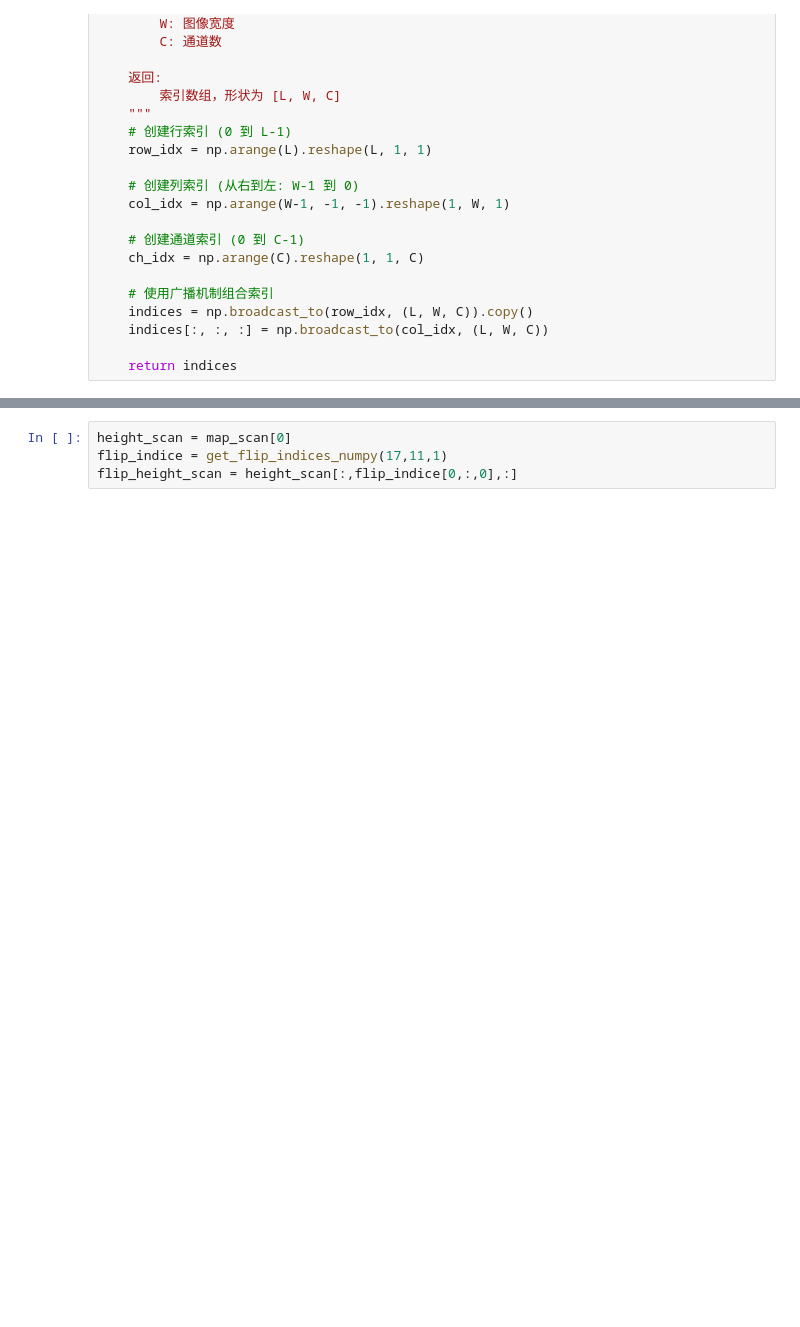
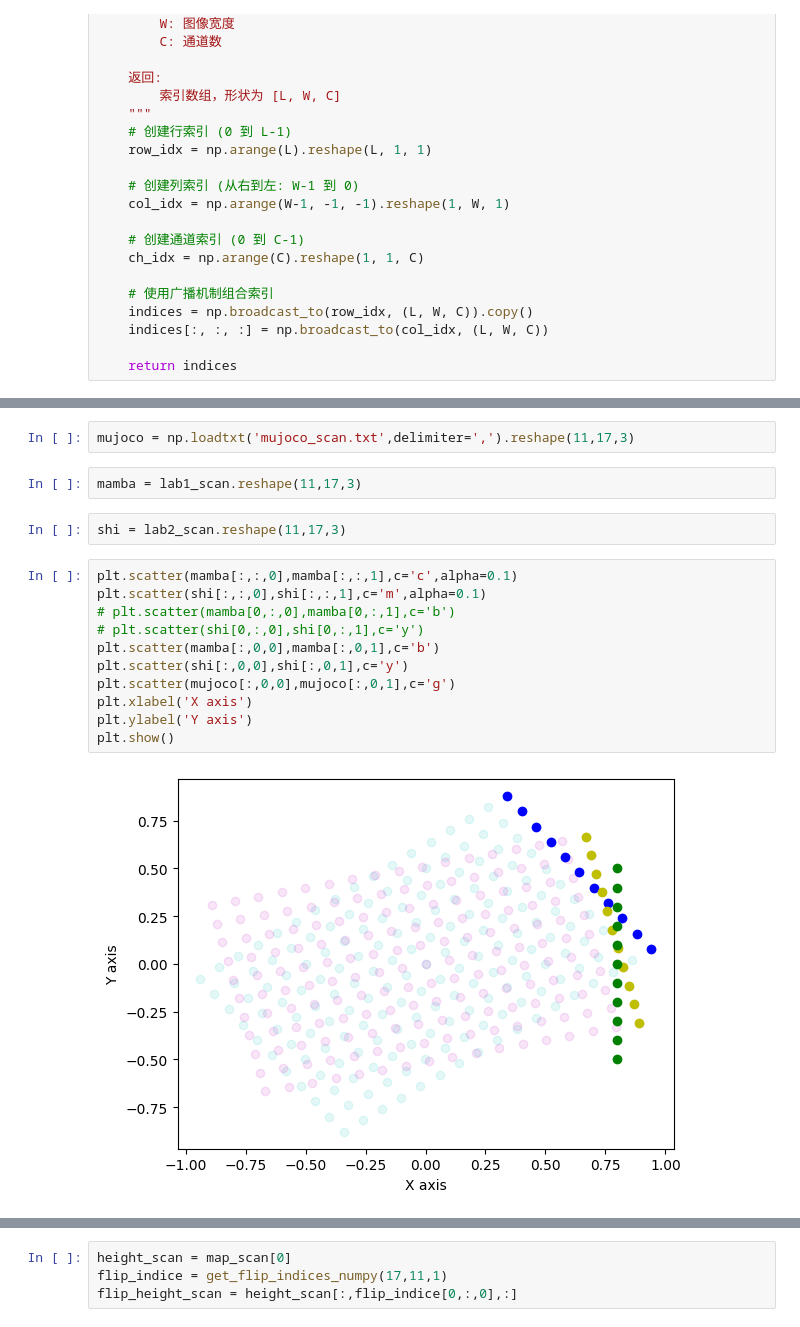
Before and after one commit to youngboydontkill/IsaacLab, a Jupyter notebook: scripts/notebooks/data_aug.ipynb, the cells around one changed output, grey strips where cells are left out. Cells and saved outputs as stored; diff of their text form; blank space fills up the shorter version.

```diff
--- a/scripts/notebooks/data_aug.ipynb
+++ b/scripts/notebooks/data_aug.ipynb
@@ -257,0 +434,19 @@ map_scan = np.array([[[[ 0.0460, -0.9423,  0.9029],
+# %%
+mujoco = np.loadtxt('mujoco_scan.txt',delimiter=',').reshape(11,17,3)
+# %%
+mamba = lab1_scan.reshape(11,17,3)
+# %%
+shi = lab2_scan.reshape(11,17,3)
+# %%
+plt.scatter(mamba[:,:,0],mamba[:,:,1],c='c',alpha=0.1)
+plt.scatter(shi[:,:,0],shi[:,:,1],c='m',alpha=0.1)
+# plt.scatter(mamba[0,:,0],mamba[0,:,1],c='b')
+# plt.scatter(shi[0,:,0],shi[0,:,1],c='y')
+plt.scatter(mamba[:,0,0],mamba[:,0,1],c='b')
+plt.scatter(shi[:,0,0],shi[:,0,1],c='y')
+plt.scatter(mujoco[:,0,0],mujoco[:,0,1],c='g')
+plt.xlabel('X axis')
+plt.ylabel('Y axis')
+plt.show()
+# %% [output]
+[figure, added]
```
Also changed, not shown: parts of 9 cells of this notebook, 9 other files.
